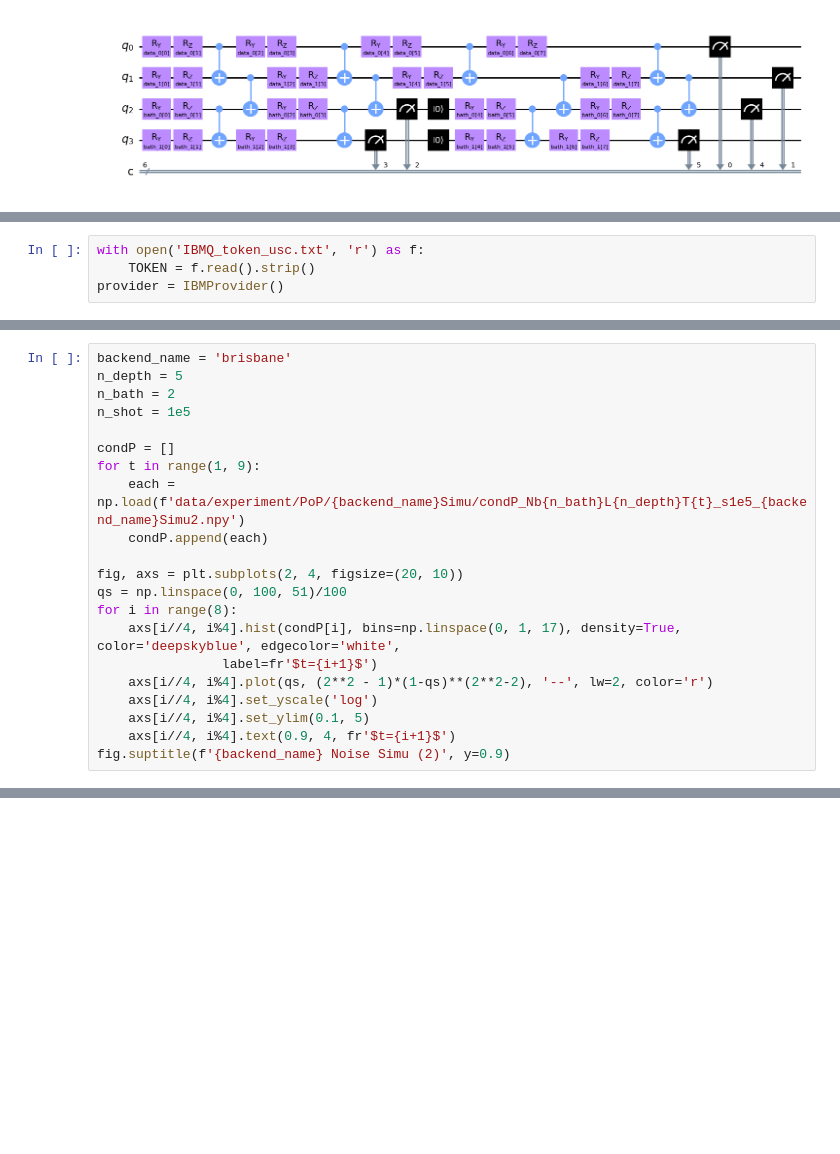
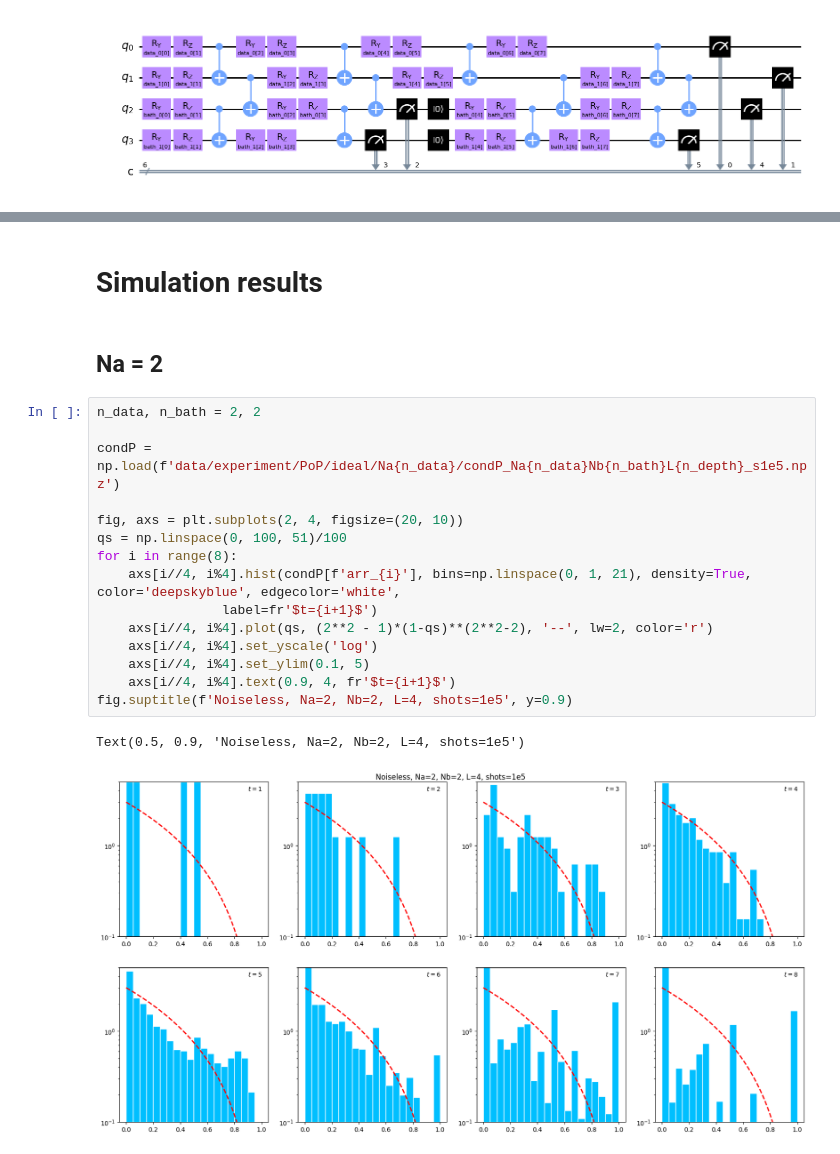
Before and after one commit to bzGit06/HaarQML, a Jupyter notebook: HDT_PoP_qiskit.ipynb, the cells around one changed output, grey strips where cells are left out. Saved outputs shown, nothing was run; the diff lists cells and outputs as text; blank space fills up the shorter version.

Commit message:
update functions and simulation results

```diff
--- a/HDT_PoP_qiskit.ipynb
+++ b/HDT_PoP_qiskit.ipynb
@@ -176,4 +96,0 @@ Text(0.5, 0.9, 'Noiseless, shots=1e5')
-# %%
-with open('IBMQ_token_usc.txt', 'r') as f:
-    TOKEN = f.read().strip()
-provider = IBMProvider()
@@ -458,21 +96,0 @@ Text(0.5, 0.9, 'brisbane Noise Simu')
-# %%
-backend_name = 'brisbane'
-n_depth = 5
-n_bath = 2
-n_shot = 1e5
-
-condP = []
-for t in range(1, 9):
-    each = np.load(f'data/experiment/PoP/{backend_name}Simu/condP_Nb{n_bath}L{n_depth}T{t}_s1e5_{backend_name}Simu2.npy')
-    condP.append(each)
-
-fig, axs = plt.subplots(2, 4, figsize=(20, 10))
-qs = np.linspace(0, 100, 51)/100
-for i in range(8):
-    axs[i//4, i%4].hist(condP[i], bins=np.linspace(0, 1, 17), density=True, color='deepskyblue', edgecolor='white',
-                label=fr'$t={i+1}$')
-    axs[i//4, i%4].plot(qs, (2**2 - 1)*(1-qs)**(2**2-2), '--', lw=2, color='r')
-    axs[i//4, i%4].set_yscale('log')
-    axs[i//4, i%4].set_ylim(0.1, 5)
-    axs[i//4, i%4].text(0.9, 4, fr'$t={i+1}$')
-fig.suptitle(f'{backend_name} Noise Simu (2)', y=0.9)
@@ -481,0 +181,22 @@ Text(0.5, 0.9, 'brisbane Noise Simu (2)')
+# %% [markdown]
+# Simulation results
+# %% [markdown]
+## Na = 2
+# %%
+n_data, n_bath = 2, 2
+
+condP = np.load(f'data/experiment/PoP/ideal/Na{n_data}/condP_Na{n_data}Nb{n_bath}L{n_depth}_s1e5.npz')
+
+fig, axs = plt.subplots(2, 4, figsize=(20, 10))
+qs = np.linspace(0, 100, 51)/100
+for i in range(8):
+    axs[i//4, i%4].hist(condP[f'arr_{i}'], bins=np.linspace(0, 1, 21), density=True, color='deepskyblue', edgecolor='white',
+                label=fr'$t={i+1}$')
+    axs[i//4, i%4].plot(qs, (2**2 - 1)*(1-qs)**(2**2-2), '--', lw=2, color='r')
+    axs[i//4, i%4].set_yscale('log')
+    axs[i//4, i%4].set_ylim(0.1, 5)
+    axs[i//4, i%4].text(0.9, 4, fr'$t={i+1}$')
+fig.suptitle(f'Noiseless, Na=2, Nb=2, L=4, shots=1e5', y=0.9)
+# %% [output]
+Text(0.5, 0.9, 'Noiseless, Na=2, Nb=2, L=4, shots=1e5')
+[figure, added]
```
Also changed, not shown: parts of 36 cells of this notebook.
